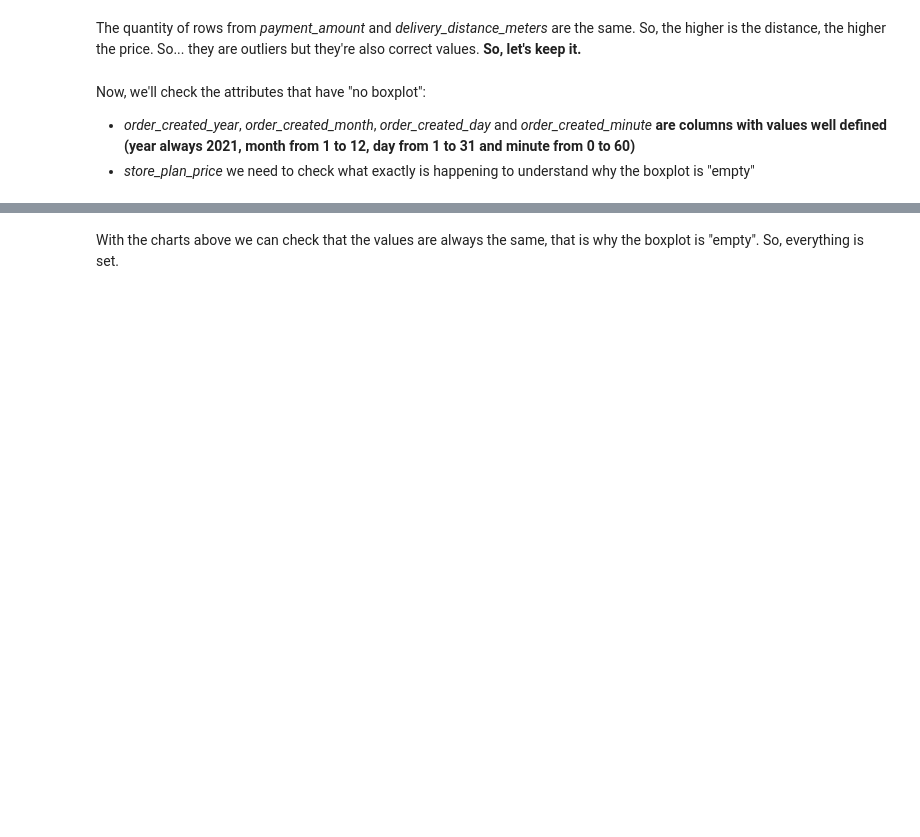
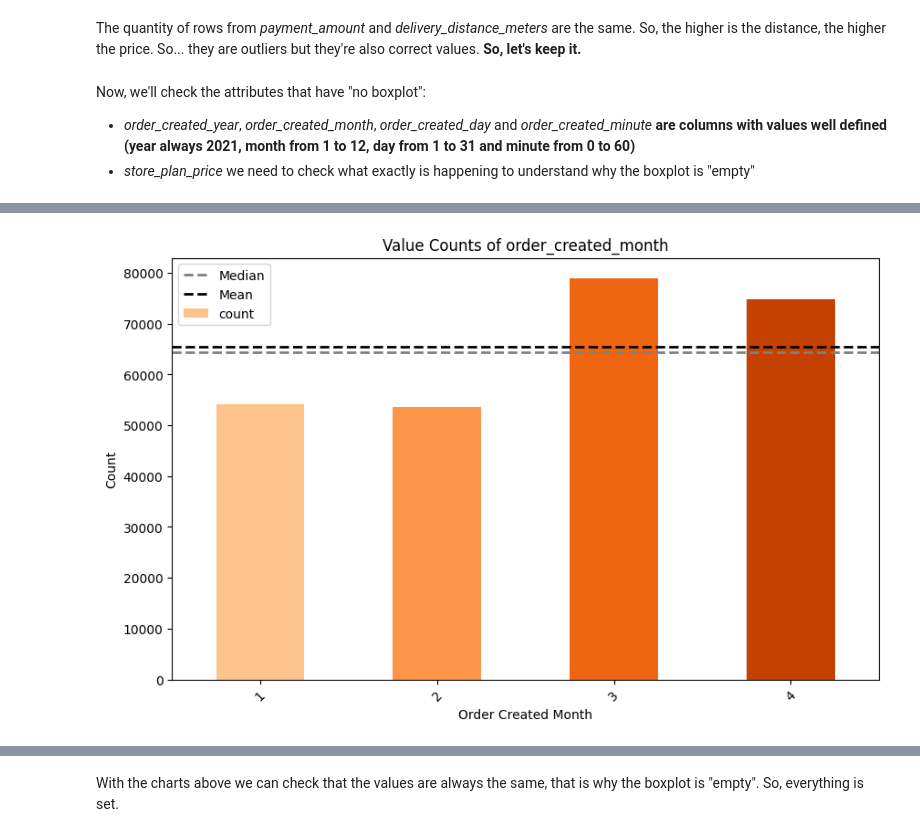
Before and after one commit to bbucalonserra/machine_learning_and_analytics, a Jupyter notebook: machine_learning_and_analytics.ipynb, the cells around one changed output, grey strips where cells are left out. Cells and saved outputs as stored; diff of their text form; code cells hidden in the pictures; blank space fills up the shorter version.

```diff
--- a/machine_learning_and_analytics.ipynb
+++ b/machine_learning_and_analytics.ipynb
@@ -454,0 +460,30 @@ plt.show()
+# %%
+# Count Values
+value_counts = orders_records_df.value_counts('order_created_month')
+
+# Order by index
+value_counts = value_counts.sort_index()
+
+# Calculating median and mean
+median_value = value_counts.median()
+mean_value = value_counts.mean()
+
+# Generating shades of orange
+colors = plt.cm.Oranges(np.linspace(0.3, 0.8, len(value_counts)))
+
+# Plot
+plt.figure(figsize=(10, 6))
+value_counts.plot(kind='bar', color = colors)
+plt.title('Value Counts of order_created_month')
+plt.xlabel('Order Created Month')
+plt.ylabel('Count')
+plt.xticks(rotation=45)
+
+# Adding median and mean lines
+plt.axhline(median_value, color='grey', linestyle='--', linewidth=2, label='Median')
+plt.axhline(mean_value, color='black', linestyle='--', linewidth=2, label='Mean')
+
+plt.legend()
+plt.show()
+# %% [output]
+[figure, added]
```
Also changed, not shown: parts of 89 cells of this notebook.
